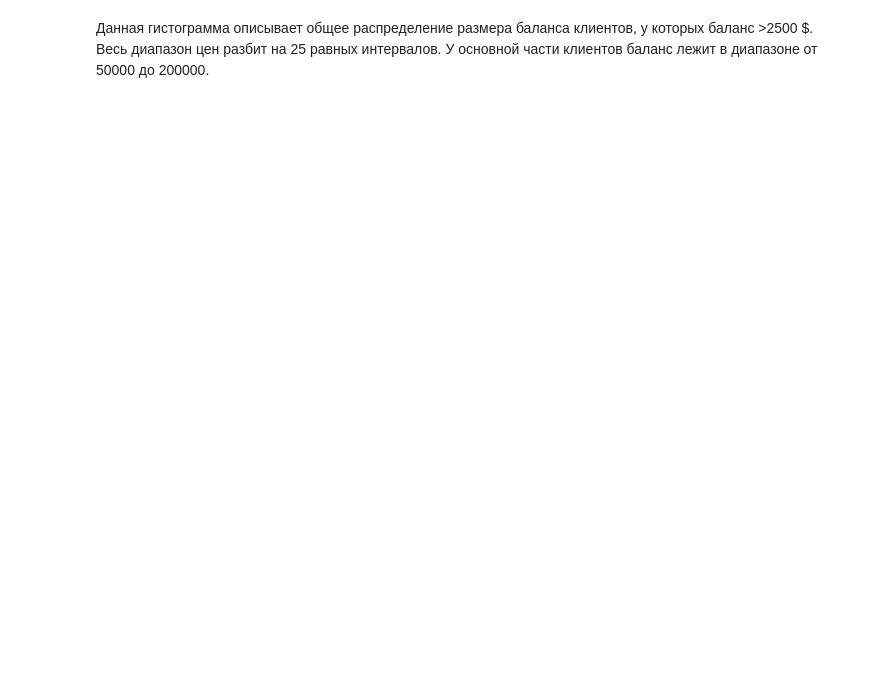
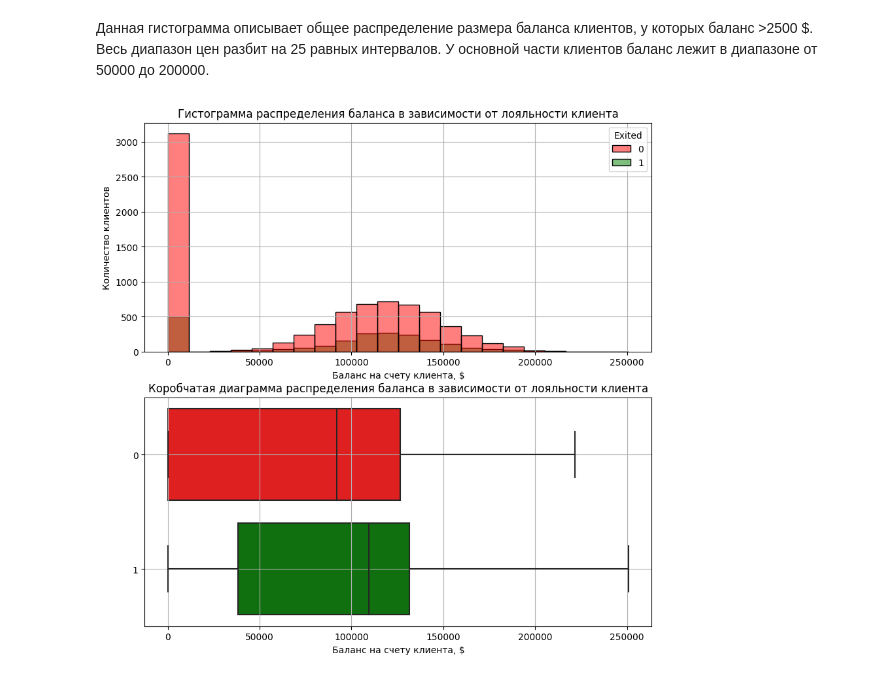
Before and after one commit to KirillPo26/SF_Data_Science, a Jupyter notebook: HW_1/churn_analysis.ipynb, the cells around one changed output. Saved outputs shown, nothing was run; the diff lists cells and outputs as text; code cells hidden in the pictures; blank space fills up the shorter version.

```diff
--- a/HW_1/churn_analysis.ipynb
+++ b/HW_1/churn_analysis.ipynb
@@ -40,2 +39,30 @@ Text(0, 0.5, 'Количество клиентов')
 # %% [markdown]
 Данная гистограмма описывает общее распределение размера баланса клиентов, у которых баланс >2500 $. Весь диапазон цен разбит на 25 равных интервалов. У основной части клиентов баланс лежит в диапазоне от 50000 до 200000.
+# %%
+fig, axes = plt.subplots(nrows=2, ncols=1, figsize=(10, 10))
+histplot=sns.histplot(
+    data=churn_data,
+    x='Balance',
+    hue='Exited',
+    ax=axes[0],
+    palette=['red', 'green']
+)
+histplot.set_title('Гистограмма распределения баланса в зависимости от лояльности клиента')
+histplot.set_ylabel('Количество клиентов')
+histplot.set_xlabel('Баланс на счету клиента, $')
+histplot.grid()
+
+boxplot=sns.boxplot(
+    data=churn_data,
+    y='Exited',
+    x='Balance',
+    orient='h',
+    ax=axes[1],
+    palette=['red', 'green']
+)
+boxplot.set_title('Коробчатая диаграмма распределения баланса в зависимости от лояльности клиента')
+boxplot.set_ylabel('')
+boxplot.set_xlabel('Баланс на счету клиента, $')
+boxplot.grid()
+# %% [output]
+[figure, added]
```
Also changed, not shown: parts of 16 cells of this notebook.
